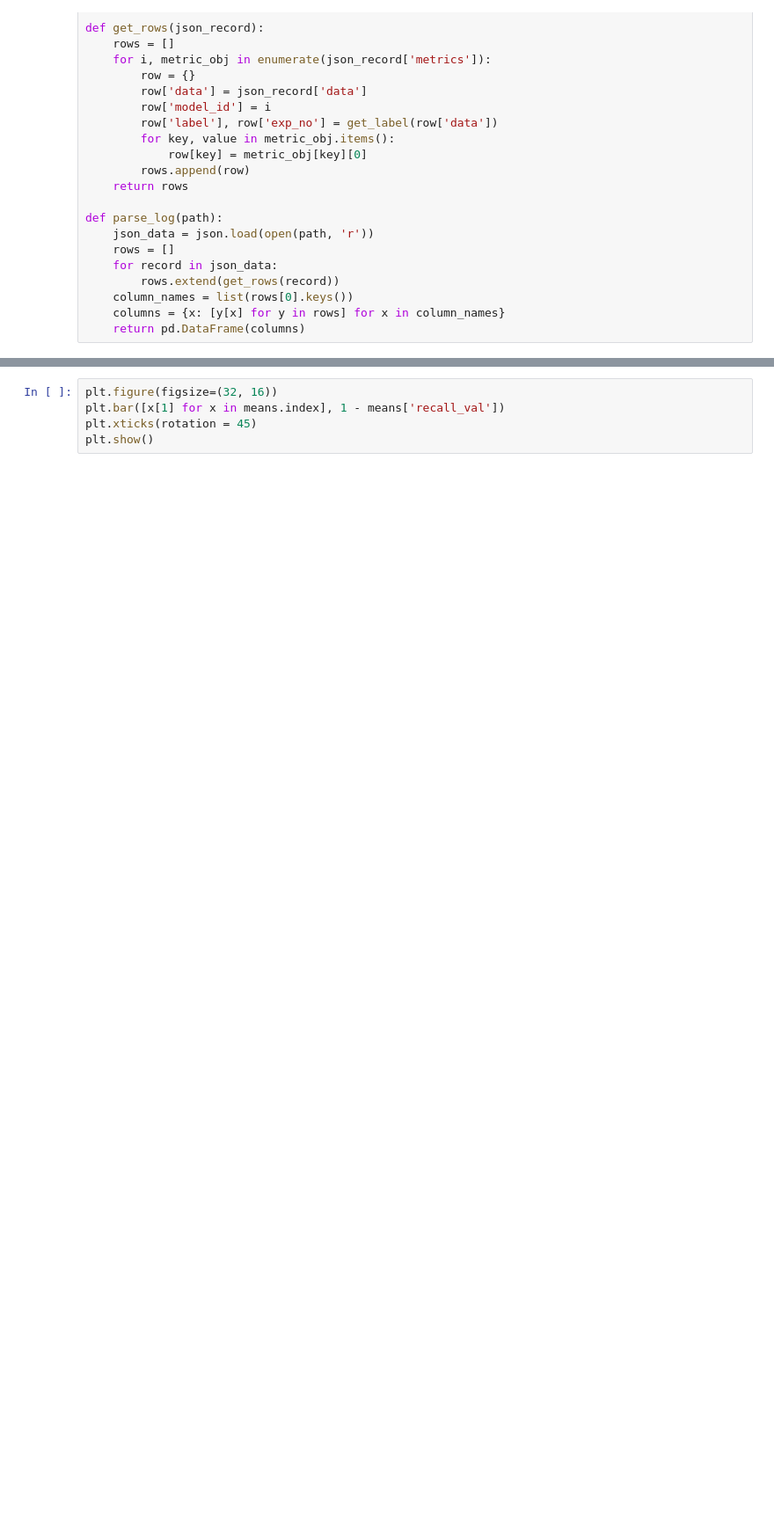
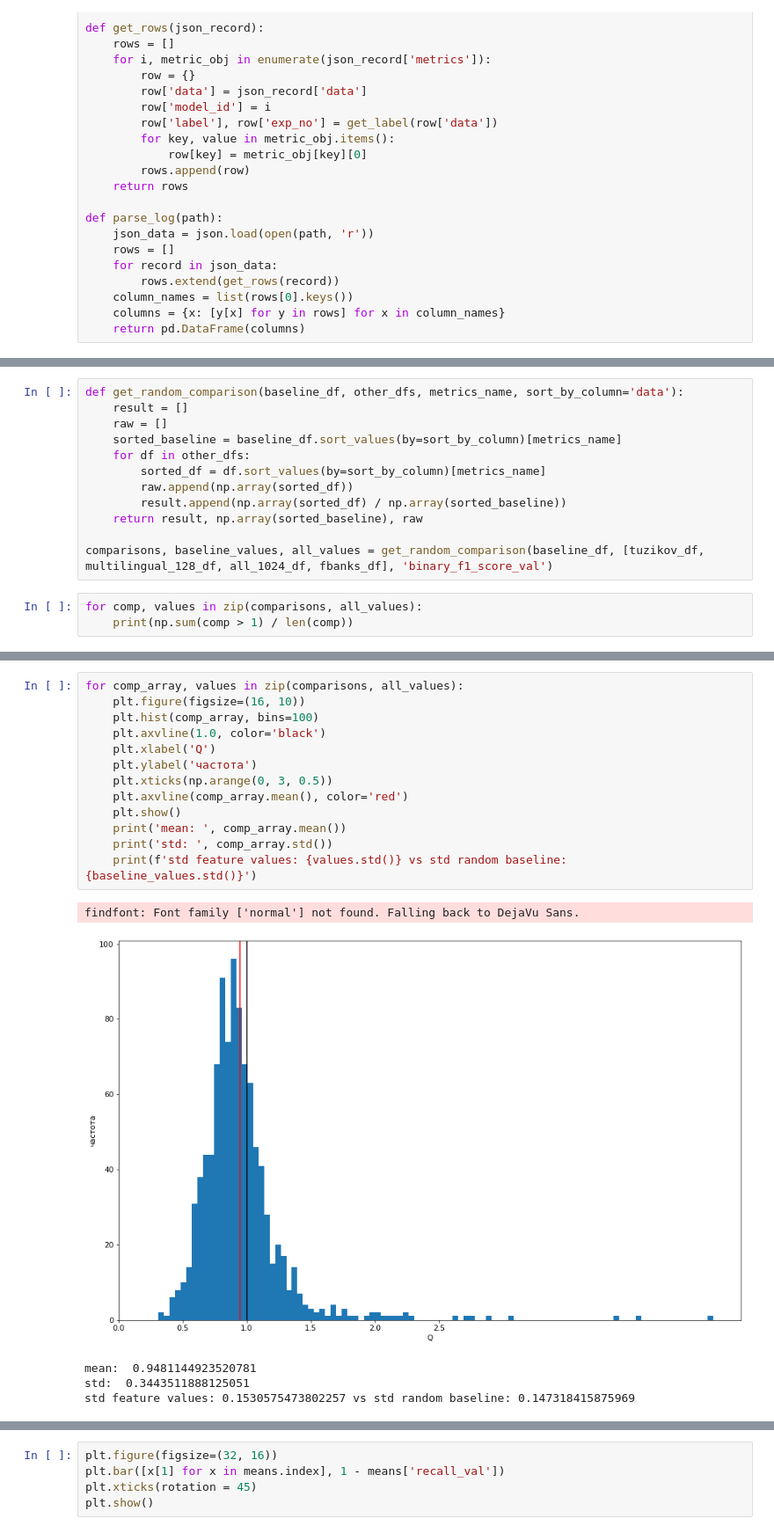
Before and after one commit to VKuzia/multilingual-keyword-spotting, a Jupyter notebook: parsing_csvs.ipynb, the cells around one changed output, grey strips where cells are left out. Shown: that part at 88% size. Drawn from its saved outputs; the diff is of its cells as text; blank space fills up the shorter version.

```diff
--- a/parsing_csvs.ipynb
+++ b/parsing_csvs.ipynb
@@ -48,0 +134,15 @@ display(df)
+# %%
+def get_random_comparison(baseline_df, other_dfs, metrics_name, sort_by_column='data'):
+    result = []
+    raw = []
+    sorted_baseline = baseline_df.sort_values(by=sort_by_column)[metrics_name]
+    for df in other_dfs:
+        sorted_df = df.sort_values(by=sort_by_column)[metrics_name]
+        raw.append(np.array(sorted_df))
+        result.append(np.array(sorted_df) / np.array(sorted_baseline))
+    return result, np.array(sorted_baseline), raw
+
+comparisons, baseline_values, all_values = get_random_comparison(baseline_df, [tuzikov_df, multilingual_128_df, all_1024_df, fbanks_df], 'binary_f1_score_val')
+# %%
+for comp, values in zip(comparisons, all_values):
+    print(np.sum(comp > 1) / len(comp))
@@ -48,0 +154,19 @@ display(df)
+# %%
+for comp_array, values in zip(comparisons, all_values):
+    plt.figure(figsize=(16, 10))
+    plt.hist(comp_array, bins=100)
+    plt.axvline(1.0, color='black')
+    plt.xlabel('Q')
+    plt.ylabel('частота')
+    plt.xticks(np.arange(0, 3, 0.5))
+    plt.axvline(comp_array.mean(), color='red')
+    plt.show()
+    print('mean: ', comp_array.mean())
+    print('std: ', comp_array.std())
+    print(f'std feature values: {values.std()} vs std random baseline: {baseline_values.std()}')
+# %% [output]
+findfont: Font family ['normal'] not found. Falling back to DejaVu Sans.
+[figure, added]
+mean:  0.9481144923520781
+std:  0.3443511888125051
+std feature values: 0.1530575473802257 vs std random baseline: 0.147318415875969
```
Also changed, not shown: parts of 19 cells of this notebook, 3 other files.
